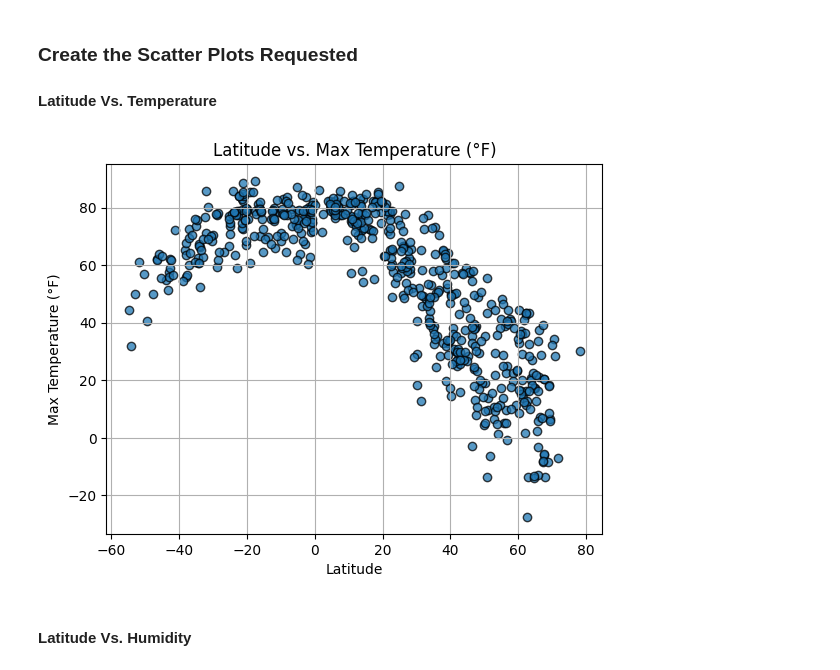
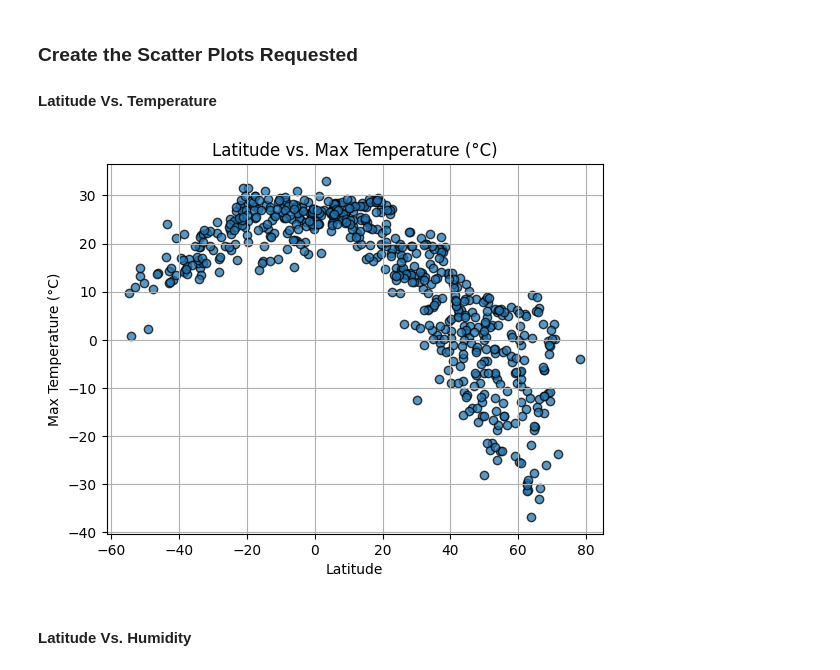
Before and after one commit to tjpaxton808/python-api-challenge, a Jupyter notebook: WeatherPy/WeatherPy.ipynb, the cells around one changed output. Saved outputs shown, nothing was run; the diff lists cells and outputs as text; code cells hidden in the pictures.

```diff
--- a/WeatherPy/WeatherPy.ipynb
+++ b/WeatherPy/WeatherPy.ipynb
@@ -194,21 +194,21 @@ city_data_df.head()
 # %%
 # Build scatter plot for latitude vs. temperature
 plt.scatter(city_data_df["Lat"], city_data_df["Max Temp"], edgecolor="black", linewidths=1, marker="o", alpha=0.75)
 
 
 # Incorporate the other graph properties
-plt.title("Latitude vs. Max Temperature (°F)")
+plt.title("Latitude vs. Max Temperature (°C)")
 plt.xlabel("Latitude")
-plt.ylabel("Max Temperature (°F)")
+plt.ylabel("Max Temperature (°C)")
 plt.grid(True)
 
 # Save the figure
 plt.savefig("output_data/Fig1.png")
 
 # Show plot
 plt.show()
 # %% [output]
-[figure, old version]
+[figure, new version]
 # %% [markdown]
 #### Latitude Vs. Humidity
 # %%
```
Also changed, not shown: parts of 14 cells of this notebook, 5 other files.
